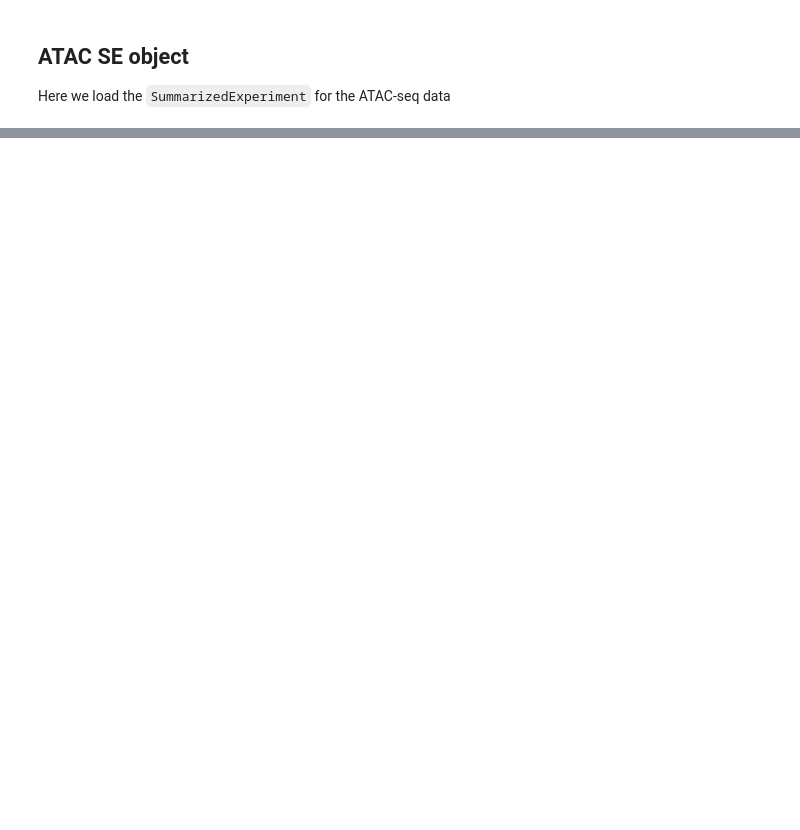
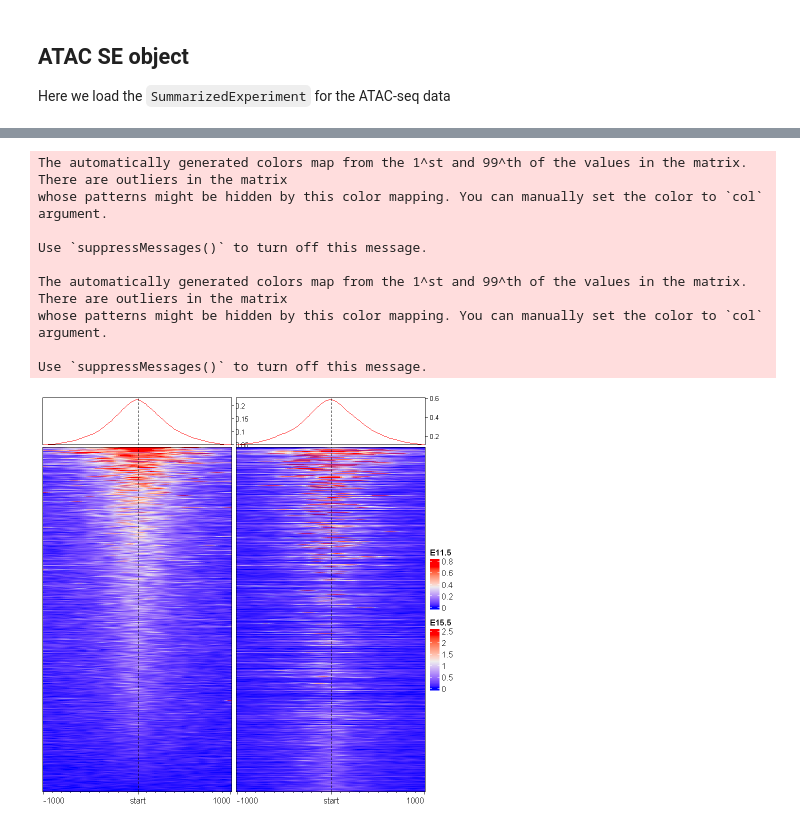
Before and after one commit to sbwiecko/biology-informed-multiomics-training, a Jupyter notebook: notebooks/02-atac_heatmaps.ipynb, the cells around one changed output, grey strips where cells are left out. Cells and saved outputs as stored; diff of their text form; code cells hidden in the pictures; blank space fills up the shorter version.

```diff
--- a/notebooks/02-atac_heatmaps.ipynb
+++ b/notebooks/02-atac_heatmaps.ipynb
@@ -138,0 +253,22 @@ atac_bw <- lapply(atac_files, function(x){
+# %%
+# 1. Find all files in the "data" folder that contain "ATAC" in their name.
+# full.names = TRUE ensures we get the full file path (e.g., "data/ATAC_11half.bw")
+atac_files <- list.files("data", pattern = "ATAC", full.names = TRUE)
+
+# 2. Clean up the filenames to use as names for our **list**.
+# basename() extracts just the filename from the path.
+# gsub() replaces the ".bw" extension with nothing (""), leaving a clean name.
+names(atac_files) <- gsub(pattern = "\\.bw", replacement = "", x = basename(atac_files))
+
+# 3. Loop over every file in our **list** using lapply()
+atac_bw <- lapply(atac_files, function(x){
+
+  # 3a. Read the bigWig file from the hard drive into R as a GRanges object
+  a <- rtracklayer::import(x)
+
+  # 3b. Filter the GRanges object to ONLY keep data mapping to chr1 or chr2
+  a <- a[seqnames(a) %in% c("chr1", "chr2")]
+
+  # 3c. Return the filtered GRanges object to be saved in the atac_bw list
+  return(a)
+})
@@ -468,0 +328,13 @@ draw(anno_an_df + eh_11h + eh_15h, split = split_anno_dir, merge_legend = TRUE)
+# %%
+mat_AS <- lapply(atac_bw, FUN = function(x) {
+  normalizeToMatrix(
+    x, mid_peaks,  # bigWig data, and target "anchor" (point 0)
+    mean_mode = "w0",
+    extend = 1000,
+    value_column = "score",
+    include_target = TRUE, # includes the 1 bp anchor itself
+    w = 20,  # window size
+    smooth = T,  # LOESS smoothing curve
+    background = 0
+  )
+})
@@ -468,0 +403,17 @@ draw(anno_an_df + eh_11h + eh_15h, split = split_anno_dir, merge_legend = TRUE)
+# %%
+(
+  EnrichedHeatmap(mat = mat_AS$ATAC_11half, name = "E11.5")
+  +  # joining of different EnrichedHeatmaps
+  EnrichedHeatmap(mat = mat_AS$ATAC_15half, name = "E15.5")
+)
+# %% [output]
+The automatically generated colors map from the 1^st and 99^th of the values in the matrix. There are outliers in the matrix
+whose patterns might be hidden by this color mapping. You can manually set the color to `col` argument.
+
+Use `suppressMessages()` to turn off this message.
+
+The automatically generated colors map from the 1^st and 99^th of the values in the matrix. There are outliers in the matrix
+whose patterns might be hidden by this color mapping. You can manually set the color to `col` argument.
+
+Use `suppressMessages()` to turn off this message.
+[figure, added]
```
Also changed, not shown: parts of 121 cells of this notebook, 1 other file.
